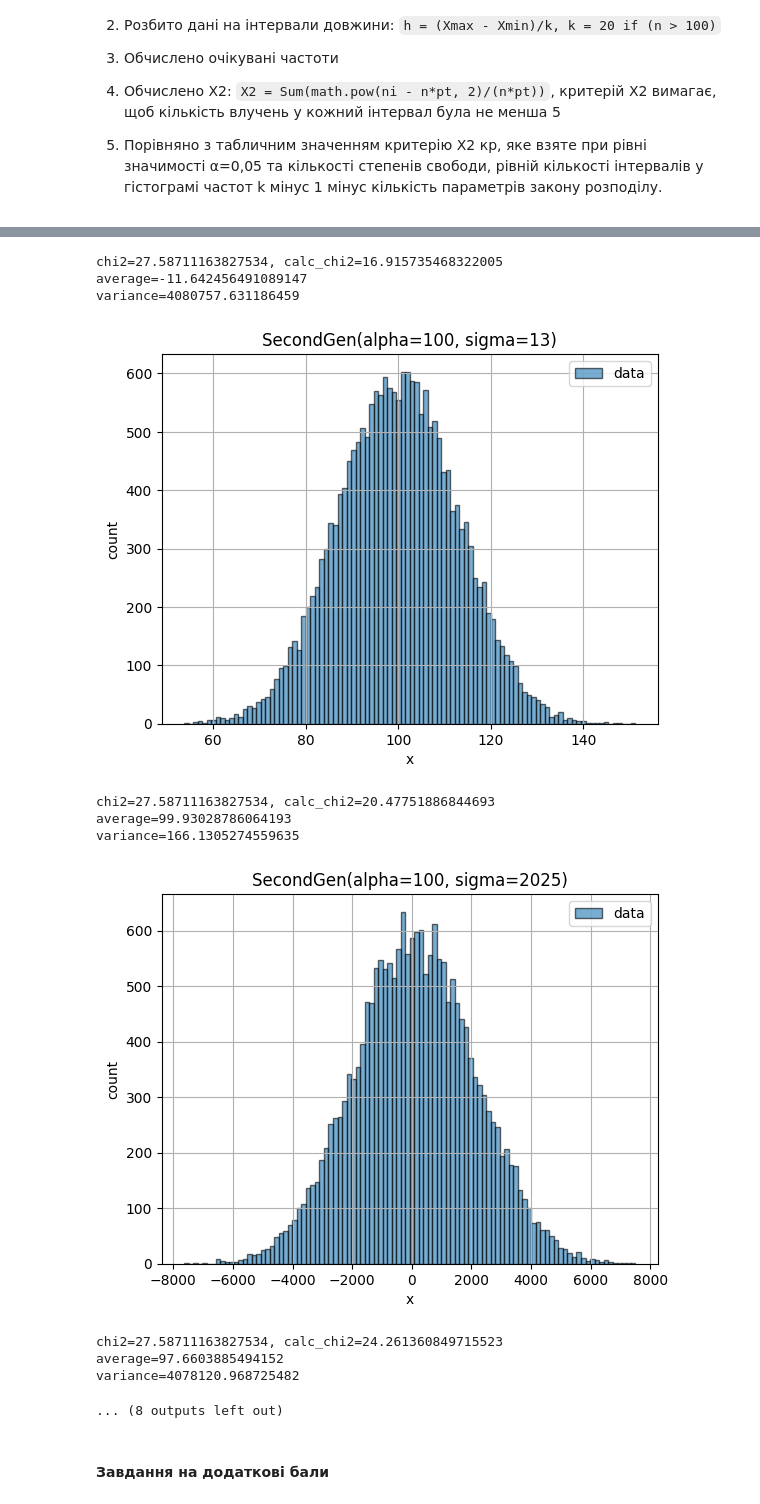
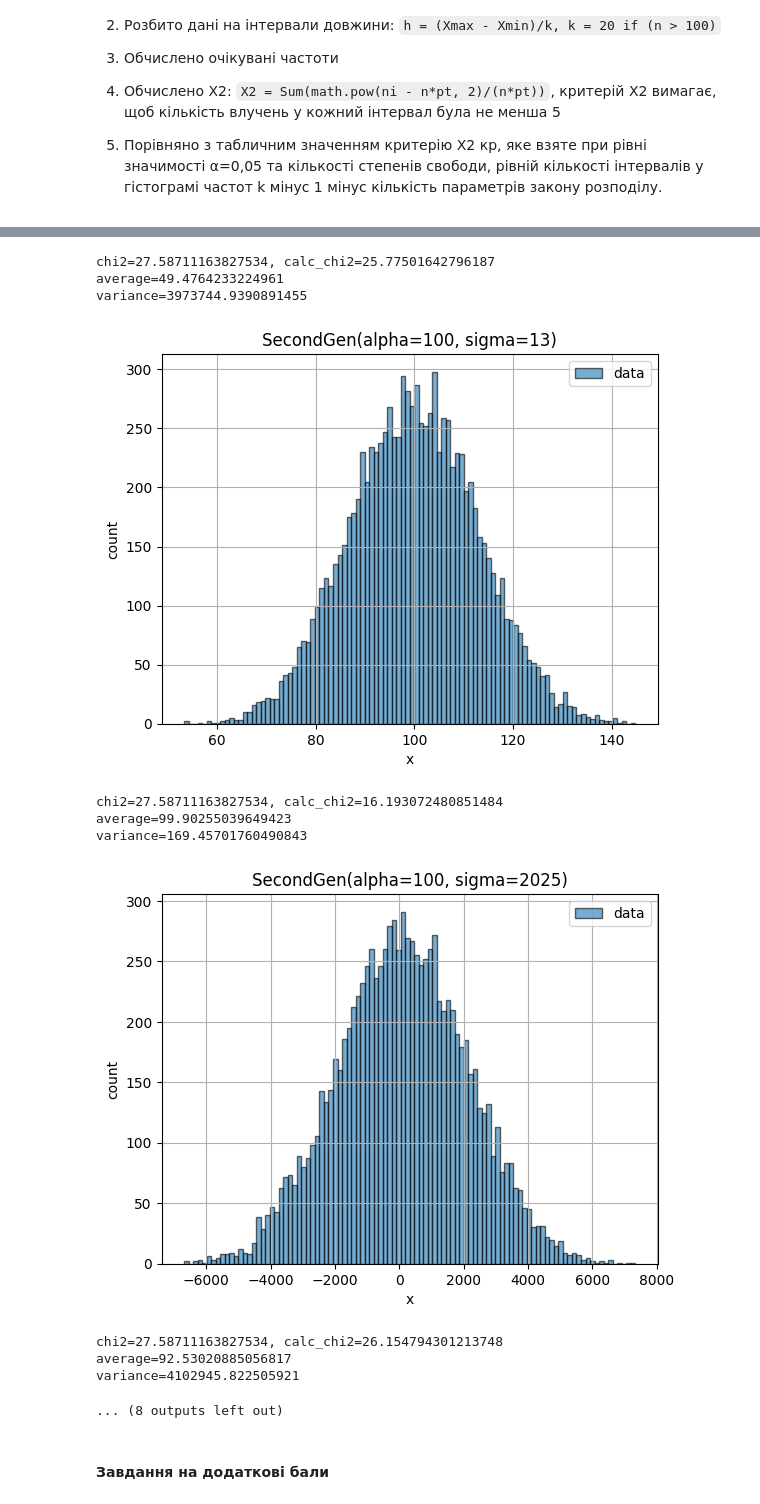
Before and after one commit to IP-14Nezdolii/SM_25, a Jupyter notebook: lab1/lab1.ipynb, the cells around one changed output, grey strips where cells are left out. Drawn from its saved outputs; the diff is of its cells as text; code cells hidden in the pictures.

```diff
--- a/lab1/lab1.ipynb
+++ b/lab1/lab1.ipynb
@@ -222,7 +222,7 @@ def hist(data, title: str, text_arr: list[str], bins = 100 ):
         print(text)
 # %%
 def test_generators():
-    num_elems = 20_000
+    num_elems = 10_000
 
     chi2 = stats.chi2.ppf(1 - 0.05, 20 - 1 - 1)
     lambdas = [1, 100]
@@ -300,14 +300,14 @@ variance=170.61850822041774
-chi2=27.58711163827534, calc_chi2=16.915735468322005
-average=-11.642456491089147
-variance=4080757.631186459
+chi2=27.58711163827534, calc_chi2=25.77501642796187
+average=49.4764233224961
+variance=3973744.9390891455
-[figure, old version]
+[figure, new version]
-chi2=27.58711163827534, calc_chi2=20.47751886844693
-average=99.93028786064193
-variance=166.1305274559635
+chi2=27.58711163827534, calc_chi2=16.193072480851484
+average=99.90255039649423
+variance=169.45701760490843
-[figure, old version]
+[figure, new version]
-chi2=27.58711163827534, calc_chi2=24.261360849715523
-average=97.6603885494152
-variance=4078120.968725482
+chi2=27.58711163827534, calc_chi2=26.154794301213748
+average=92.53020885056817
+variance=4102945.822505921
 ... (8 outputs left out)
 # %% [markdown]
 #### Завдання на додаткові бали
```
Also changed, not shown: parts of 6 cells of this notebook.
